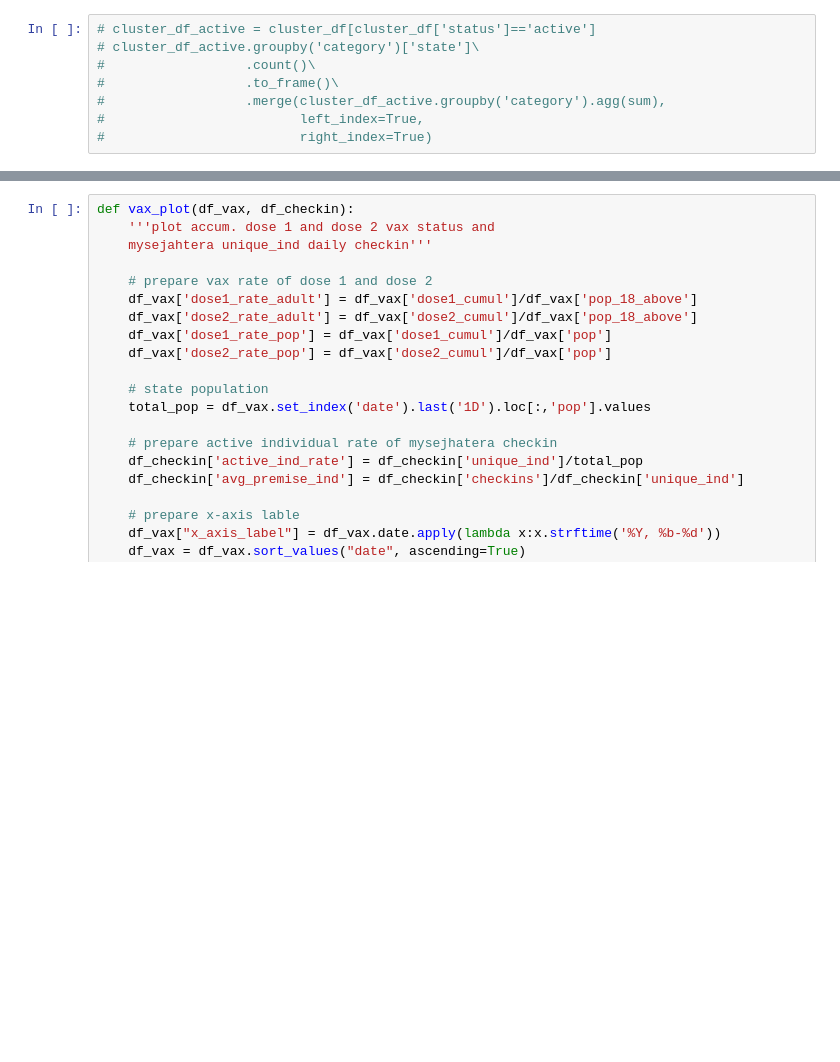
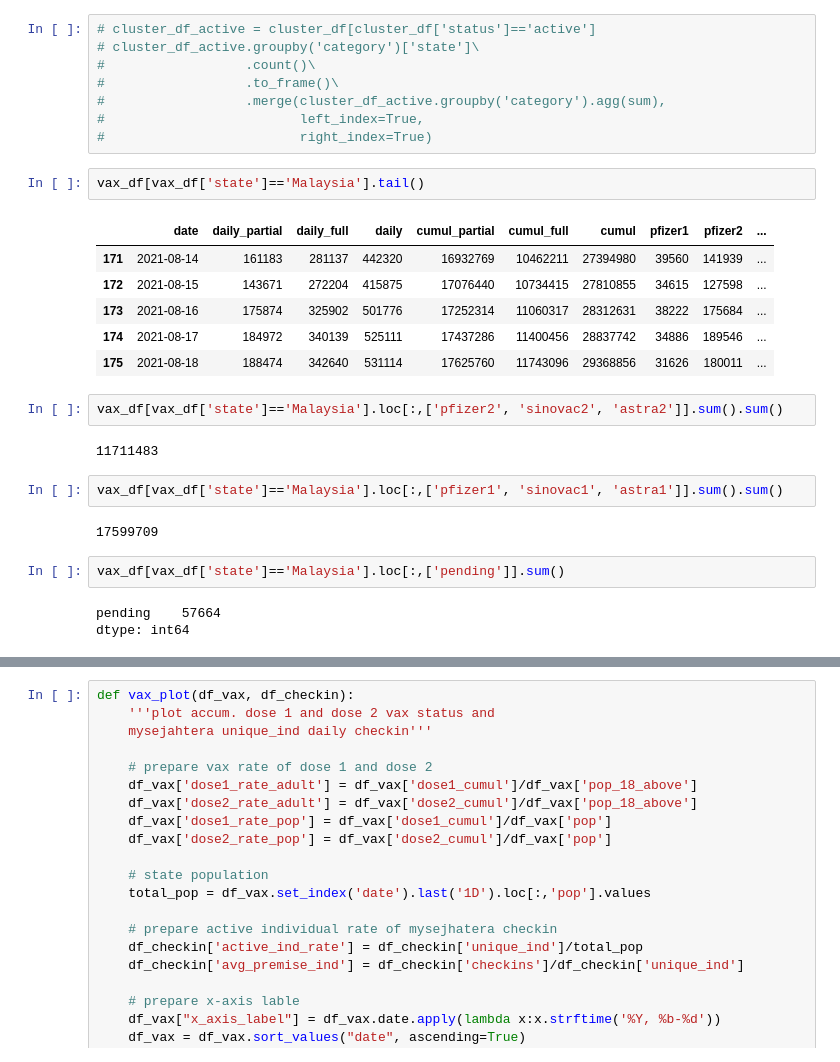
Before and after one commit to mhlearn/covid19, a Jupyter notebook: covid19_bokeh app.ipynb, the cells around one changed output, grey strips where cells are left out. Drawn from its saved outputs; the diff is of its cells as text; blank space fills up the shorter version.

```diff
--- a/covid19_bokeh app.ipynb
+++ b/covid19_bokeh app.ipynb
@@ -204,3 +206,25 @@ cases_df = cases_df.merge(screening_df, on=['date','state'], how='outer')
 #                  .merge(cluster_df_active.groupby('category').agg(sum),
 #                         left_index=True,
 #                         right_index=True)
+# %%
+vax_df[vax_df['state']=='Malaysia'].tail()
+# %% [output]
+|  | date | daily_partial | daily_full | daily | cumul_partial | cumul_full | cumul | pfizer1 | pfizer2 | ... |
+| 171 | 2021-08-14 | 161183 | 281137 | 442320 | 16932769 | 10462211 | 27394980 | 39560 | 141939 | ... |
+| 172 | 2021-08-15 | 143671 | 272204 | 415875 | 17076440 | 10734415 | 27810855 | 34615 | 127598 | ... |
+| 173 | 2021-08-16 | 175874 | 325902 | 501776 | 17252314 | 11060317 | 28312631 | 38222 | 175684 | ... |
+| 174 | 2021-08-17 | 184972 | 340139 | 525111 | 17437286 | 11400456 | 28837742 | 34886 | 189546 | ... |
+| 175 | 2021-08-18 | 188474 | 342640 | 531114 | 17625760 | 11743096 | 29368856 | 31626 | 180011 | ... |
+# %%
+vax_df[vax_df['state']=='Malaysia'].loc[:,['pfizer2', 'sinovac2', 'astra2']].sum().sum()
+# %% [output]
+11711483
+# %%
+vax_df[vax_df['state']=='Malaysia'].loc[:,['pfizer1', 'sinovac1', 'astra1']].sum().sum()
+# %% [output]
+17599709
+# %%
+vax_df[vax_df['state']=='Malaysia'].loc[:,['pending']].sum()
+# %% [output]
+pending    57664
+dtype: int64
```
Also changed, not shown: parts of 3 cells of this notebook.
